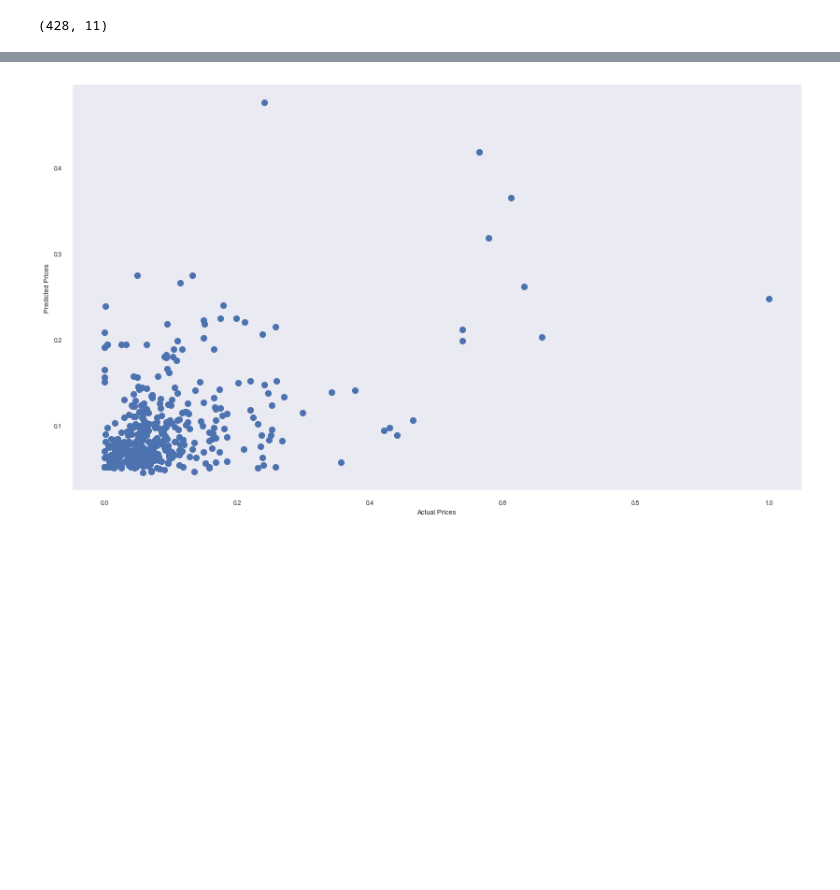
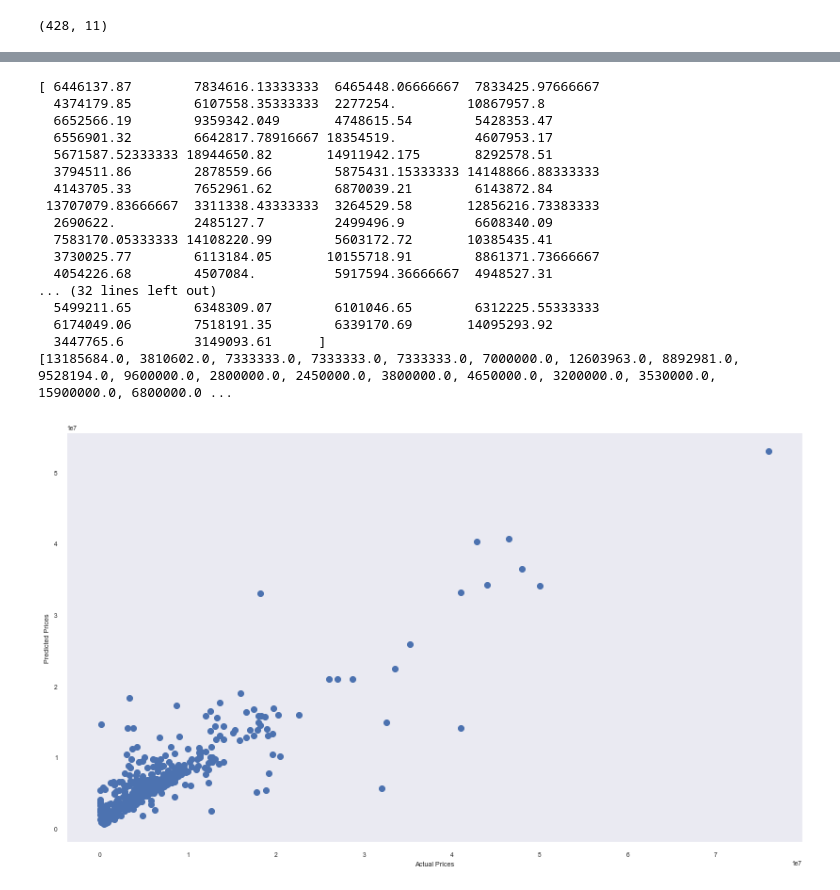
Before and after one commit to drt15Lei/BDAPA-project, a Jupyter notebook: Merged_code.ipynb, the cells around one changed output, grey strips where cells are left out. Saved outputs shown, nothing was run; the diff lists cells and outputs as text; code cells hidden in the pictures; blank space fills up the shorter version.

Commit message:
Tested a couple different models and commented out scale log of SALE PRICE. Added MAE

```diff
--- a/Merged_code.ipynb
+++ b/Merged_code.ipynb
@@ -182,7 +184,7 @@ df.shape
 (428, 11)
 # %%
 ##Consider the log of the prices and normalise the data.
-df["LOG PRICE"] = np.log(df["SALE PRICE"])
+##df["LOG PRICE"] = np.log(df["SALE PRICE"])
 
 #maybe log all of the values as well? might make correlation better
 # for columns in df:
@@ -195,7 +197,7 @@ def normalise(df):
     df_norm = ((num_cols - num_cols.min()) / (num_cols.max() - num_cols.min()))
     return df_norm
 
-df = normalise(df)
+##df = normalise(df)
 # %%
 ##Data exploration
 scatt_matrix=pd.plotting.scatter_matrix(df, figsize=(18,18), diagonal='hist',color='green')
@@ -235,25 +237,56 @@ plt.show()
 # %%
 ##Create model
 features = ['RESIDENTIAL UNITS', 'COMMERCIAL UNITS', 'TOTAL UNITS', 'LAND SQUARE FEET', 'GROSS SQUARE FEET']
 X = df[features]
 Y = df['SALE PRICE']
 
-trainX, testX, trainY, testY = train_test_split(X, Y, test_size=0.2)
+trainX, testX, trainY, testY = train_test_split(X, Y, test_size=0.2, random_state=0)
 
-lmodel = linear_model.LinearRegression()
+#lmodel = linear_model.LinearRegression()
+#treeModel = DecisionTreeRegressor(random_state=1)
+forestModel = RandomForestRegressor(random_state=1)
 
-lmodel.fit(trainX, trainY)
+forestModel.fit(trainX, trainY)
 
-#print(lmodel.score(trainX, trainY))
+pred_home_prices = forestModel.predict(testX)
+mae = mean_absolute_error(testY, pred_home_prices)
 
-#print(lmodel.score(testX, testY))
+print(pred_home_prices)
+print(f'Mean absolute error: {mae}')
 
-pred_Y = lmodel.predict(X)
+print(forestModel.score(trainX, trainY))
+
+print(forestModel.score(testX, testY))
+
+# print the top few validation predictions
+print(forestModel.predict(testX))
+# print the top few actual prices from validation data
+print(Y.to_list())
+
+
+pred_Y = forestModel.predict(X)
 plt.figure(figsize=(14, 8))
 plt.plot(Y, pred_Y, 'o')
 plb.xlabel('Actual Prices')
 plb.ylabel('Predicted Prices')
 plt.grid()
 plt.show()
 # %% [output]
+[ 6446137.87        7834616.13333333  6465448.06666667  7833425.97666667
+  4374179.85        6107558.35333333  2277254.         10867957.8
+  6652566.19        9359342.049       4748615.54        5428353.47
+  6556901.32        6642817.78916667 18354519.          4607953.17
+  5671587.52333333 18944650.82       14911942.175       8292578.51
+  3794511.86        2878559.66        5875431.15333333 14148866.88333333
+  4143705.33        7652961.62        6870039.21        6143872.84
+ 13707079.83666667  3311338.43333333  3264529.58       12856216.73383333
+  2690622.          2485127.7         2499496.9         6608340.09
+  7583170.05333333 14108220.99        5603172.72       10385435.41
+  3730025.77        6113184.05       10155718.91        8861371.73666667
+  4054226.68        4507084.          5917594.36666667  4948527.31
+... (32 lines left out)
+  5499211.65        6348309.07        6101046.65        6312225.55333333
+  6174049.06        7518191.35        6339170.69       14095293.92
+  3447765.6         3149093.61      ]
+[13185684.0, 3810602.0, 7333333.0, 7333333.0, 7333333.0, 7000000.0, 12603963.0, 8892981.0, 9528194.0, 9600000.0, 2800000.0, 2450000.0, 3800000.0, 4650000.0, 3200000.0, 3530000.0, 15900000.0, 6800000.0 ...
-[figure, old version]
+[figure, new version]
```
Also changed, not shown: parts of 3 cells of this notebook.
